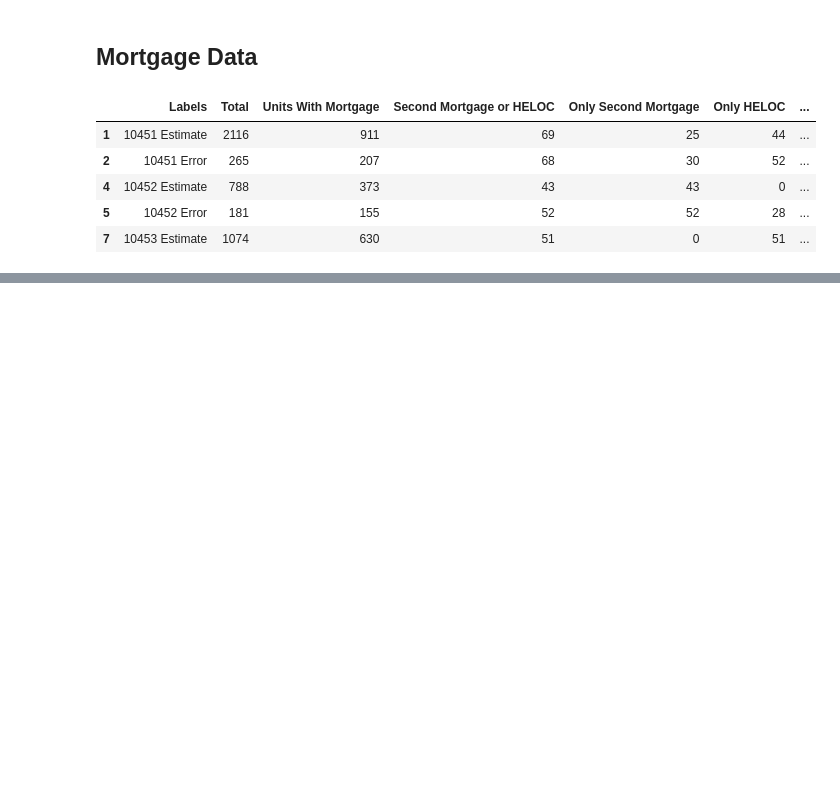
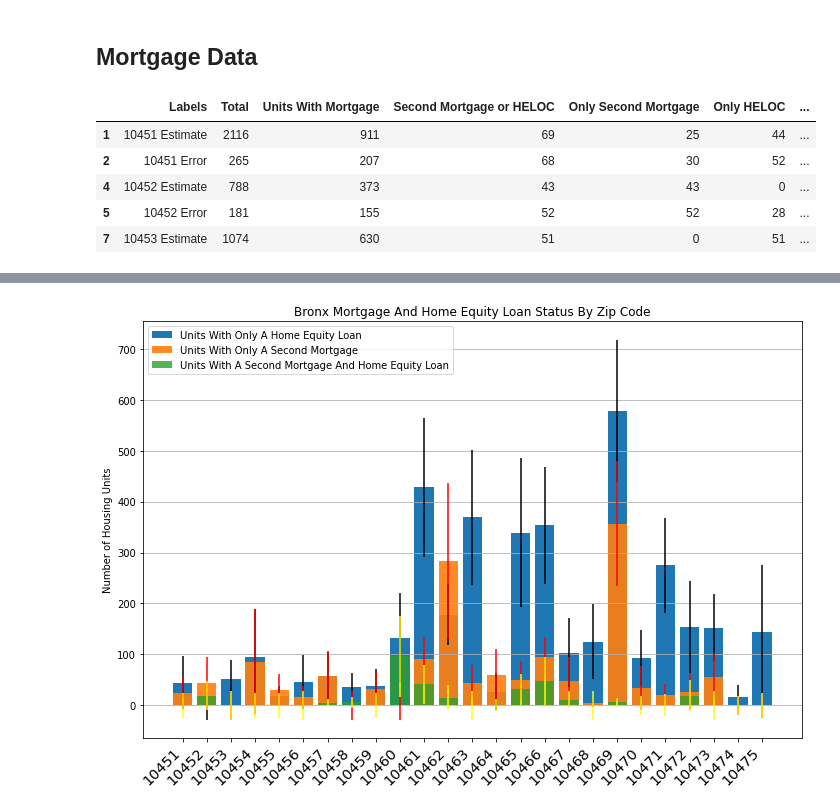
Before and after one commit to MatthewGreenspun/American-Community-Survey-Analysis, a Jupyter notebook: ACS_2019.ipynb, the cells around one changed output, grey strips where cells are left out. Cells and saved outputs as stored; diff of their text form; code cells hidden in the pictures; blank space fills up the shorter version.

```diff
--- a/ACS_2019.ipynb
+++ b/ACS_2019.ipynb
@@ -419,0 +423,20 @@ plt.tight_layout()
+# %%
+fig, ax = plt.subplots()
+
+ax.bar(bar_labels, only_heloc, yerr=only_heloc_err, label="Units With Only A Home Equity Loan", ecolor="black")
+ax.bar(bar_labels, only_second_mortgage, yerr=only_second_mortgage_err, label="Units With Only A Second Mortgage", ecolor="red", alpha=0.9)
+ax.bar(bar_labels, second_mortgage_and_heloc, yerr=second_mortgage_and_heloc_err, label="Units With A Second Mortgage And Home Equity Loan", ecolor="yellow", alpha=0.8)
+
+ax.legend(loc='upper left')
+ax.set_ylabel("Number of Housing Units")
+ax.yaxis.grid(True)
+plt.xticks(
+    rotation=45,
+    horizontalalignment='right',
+    fontweight='light',
+    fontsize='x-large'
+)
+plt.title("Bronx Mortgage And Home Equity Loan Status By Zip Code")
+plt.tight_layout()
+# %% [output]
+[figure, added]
```
Also changed, not shown: parts of 7 cells of this notebook.
